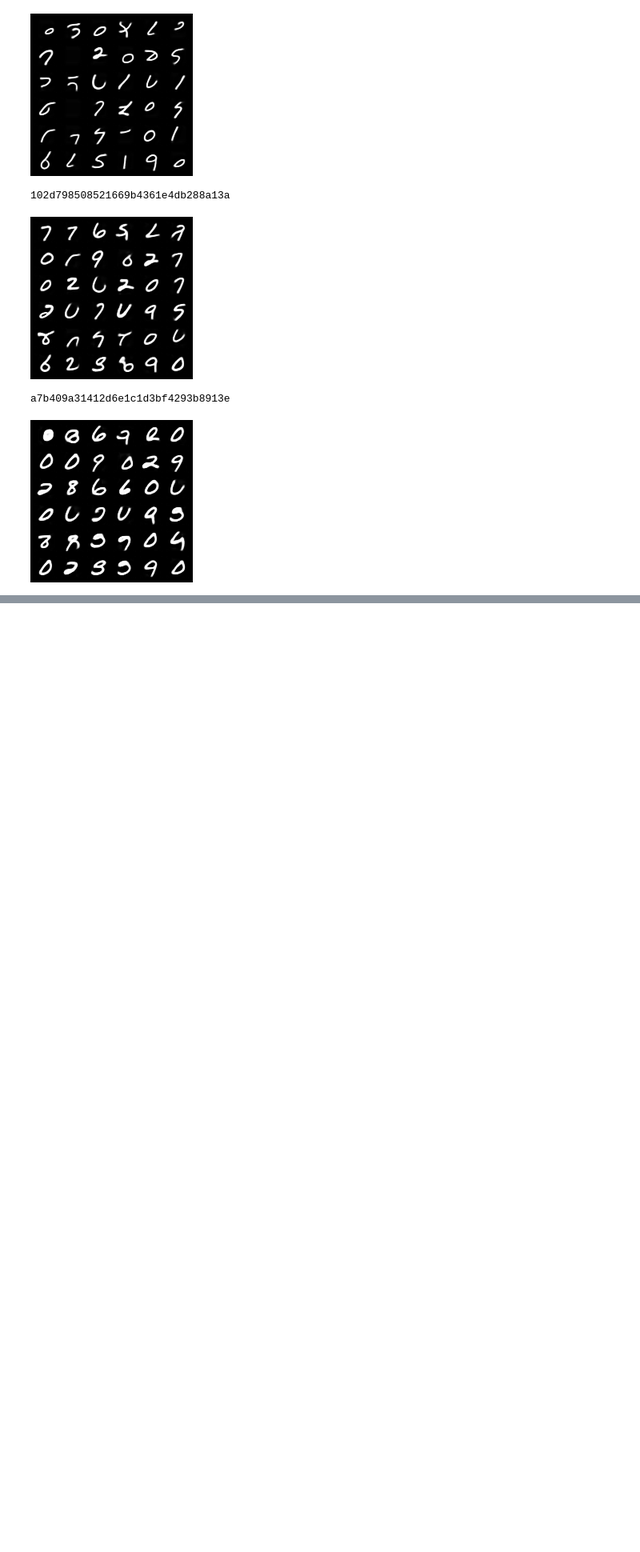
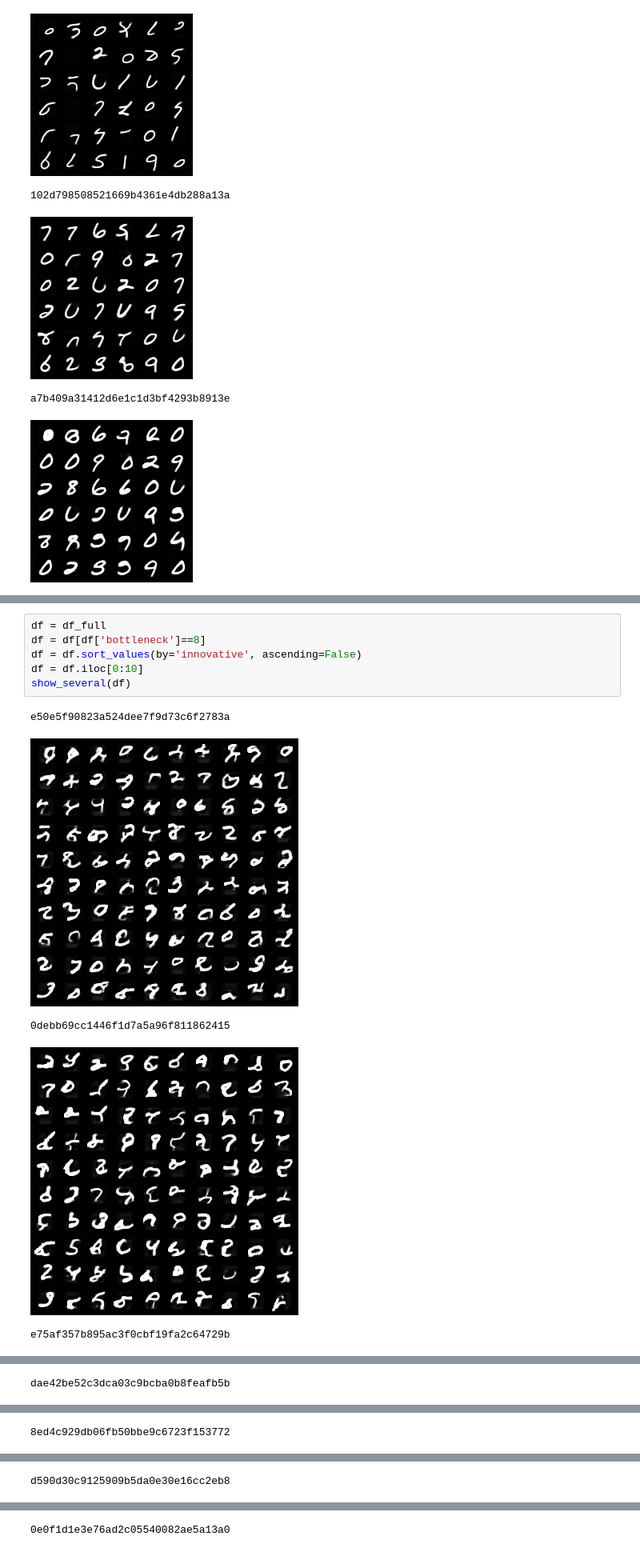
Before and after one commit to mehdidc/out_of_class, a Jupyter notebook: ae/ipynb/analysis.ipynb, the cells around one changed output, grey strips where cells are left out. Shown at 80% size. Saved outputs shown, nothing was run; the diff lists cells and outputs as text; blank space fills up the shorter version.

```diff
--- a/ae/ipynb/analysis.ipynb
+++ b/ae/ipynb/analysis.ipynb
@@ -163,0 +168,12 @@ a7b409a31412d6e1c1d3bf4293b8913e
+# %%
+df = df_full
+df = df[df['bottleneck']==8]
+df = df.sort_values(by='innovative', ascending=False)
+df = df.iloc[0:10]
+show_several(df)
+# %% [output]
+e50e5f90823a524dee7f9d73c6f2783a
+[figure, added]
+0debb69cc1446f1d7a5a96f811862415
+[figure, added]
+e75af357b895ac3f0cbf19fa2c64729b
@@ -163,0 +181 @@ a7b409a31412d6e1c1d3bf4293b8913e
+dae42be52c3dca03c9bcba0b8feafb5b
@@ -163,0 +183 @@ a7b409a31412d6e1c1d3bf4293b8913e
+8ed4c929db06fb50bbe9c6723f153772
@@ -163,0 +185 @@ a7b409a31412d6e1c1d3bf4293b8913e
+d590d30c9125909b5da0e30e16cc2eb8
@@ -163,0 +187 @@ a7b409a31412d6e1c1d3bf4293b8913e
+0e0f1d1e3e76ad2c05540082ae5a13a0
```
Also changed, not shown: parts of 2 cells of this notebook, 2 other files.
